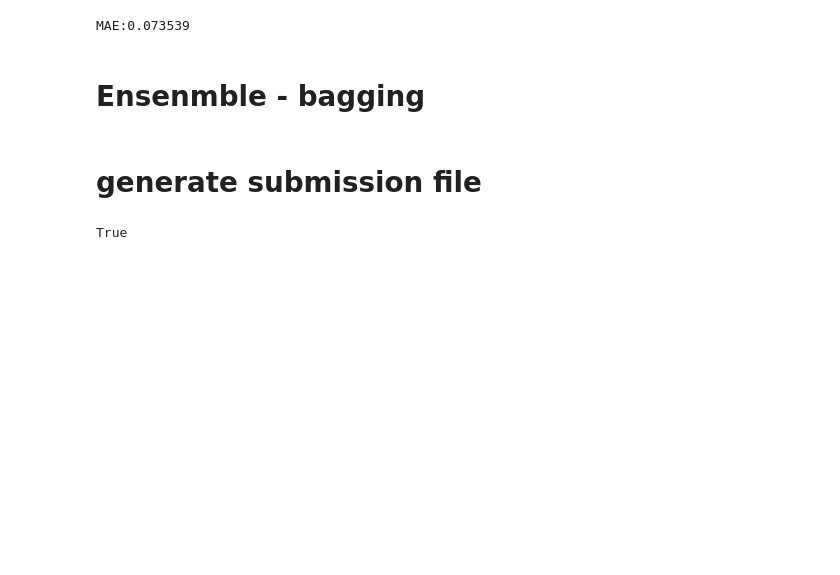
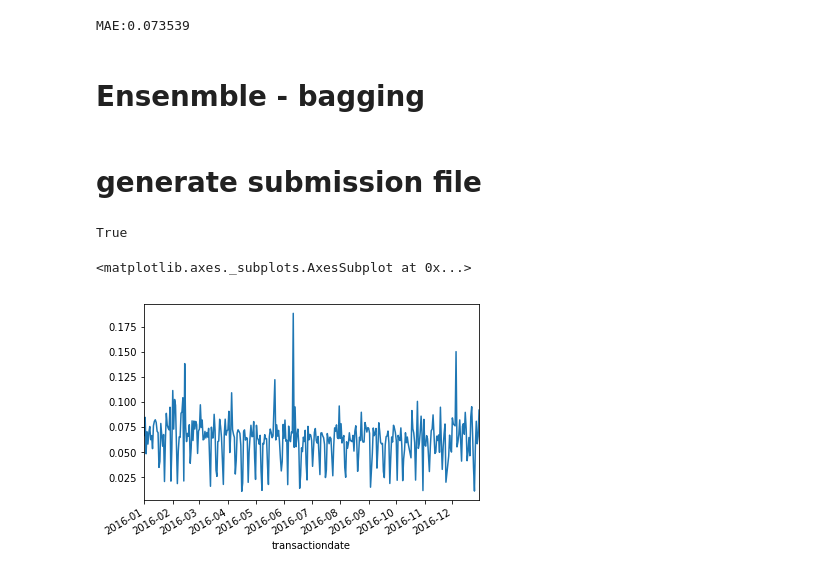
Before and after one commit to xmound/Competitions, a Jupyter notebook: zillow/notebooks/3rd_iteration_ensemble_model.ipynb, the cells around one changed output. Cells and saved outputs as stored; diff of their text form; code cells hidden in the pictures; blank space fills up the shorter version.

```diff
--- a/zillow/notebooks/3rd_iteration_ensemble_model.ipynb
+++ b/zillow/notebooks/3rd_iteration_ensemble_model.ipynb
@@ -252,0 +255,13 @@ df_submission.to_csv('../tmp/submission_{}.csv'.format(datetime.datetime.now().s
+# %%
+t = df[['transactiondate', 'logerror']]
+t = t[~t.logerror.isnull()]
+t = t[t.transactiondate < '2017']
+# %%
+t['abs_logerror'] = abs(t.logerror)
+# %%
+t.set_index(pd.to_datetime(t.transactiondate), inplace = True)
+# %%
+t.groupby('transactiondate').aggregate('mean')['abs_logerror'].plot()
+# %% [output]
+<matplotlib.axes._subplots.AxesSubplot at 0x...>
+[figure, added]
```
Also changed, not shown: parts of 3 cells of this notebook, 8 other files.
